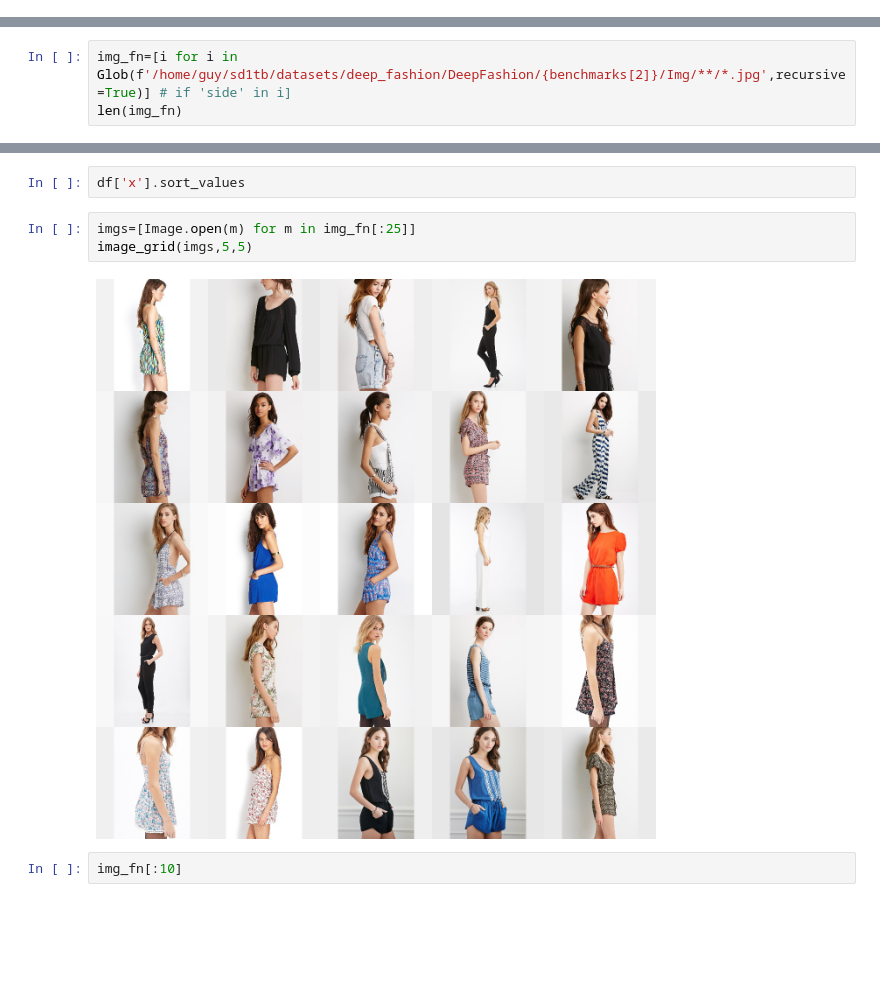
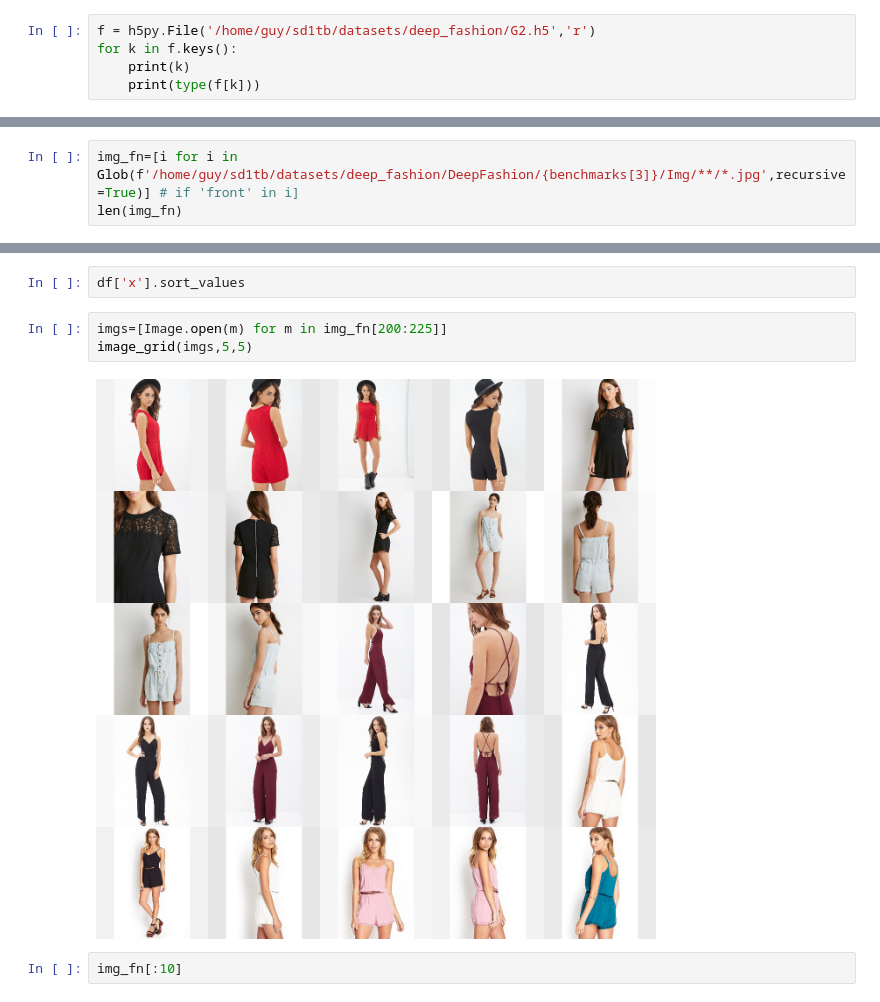
Before and after one commit to guyk1971/PyTorch-VAE, a Jupyter notebook: my_experiments/sandbox/DeepFashion.ipynb, the cells around one changed output, grey strips where cells are left out. Cells and saved outputs as stored; diff of their text form; blank space fills up the shorter version.

```diff
--- a/my_experiments/sandbox/DeepFashion.ipynb
+++ b/my_experiments/sandbox/DeepFashion.ipynb
@@ -75,0 +80,5 @@ image_grid(imgs_tn,4,5)
+# %%
+f = h5py.File('/home/guy/sd1tb/datasets/deep_fashion/G2.h5','r')
+for k in f.keys():
+    print(k)
+    print(type(f[k]))
@@ -85,6 +109,6 @@ benchmarks
  'In-shop Clothes Retrieval Benchmark',
  'Consumer-to-shop Clothes Retrieval Benchmark']
 # %%
-img_fn=[i for i in Glob(f'/home/guy/sd1tb/datasets/deep_fashion/DeepFashion/{benchmarks[2]}/Img/**/*.jpg',recursive=True)] # if 'side' in i]
+img_fn=[i for i in Glob(f'/home/guy/sd1tb/datasets/deep_fashion/DeepFashion/{benchmarks[3]}/Img/**/*.jpg',recursive=True)] # if 'front' in i]
 len(img_fn)
 # %% [output]
@@ -124,10 +139,10 @@ df['y'].hist()
 # %%
 df['x'].sort_values
 # %%
-imgs=[Image.open(m) for m in img_fn[:25]]
+imgs=[Image.open(m) for m in img_fn[200:225]]
 image_grid(imgs,5,5)
 # %% [output]
-[figure, old version]
+[figure, new version]
 # %%
 img_fn[:10]
 # %% [output]
```
Also changed, not shown: parts of 13 cells of this notebook, 1 other file.
